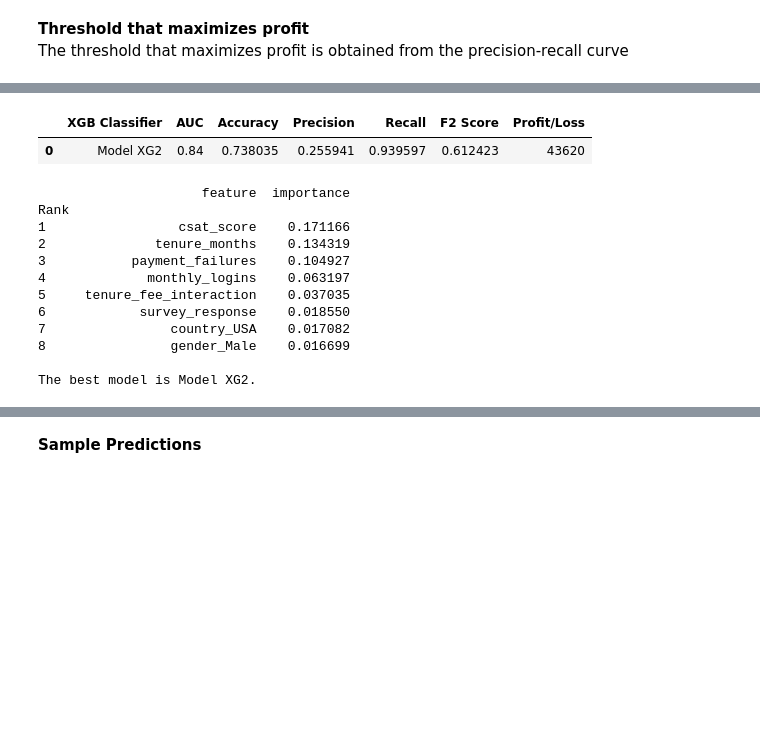
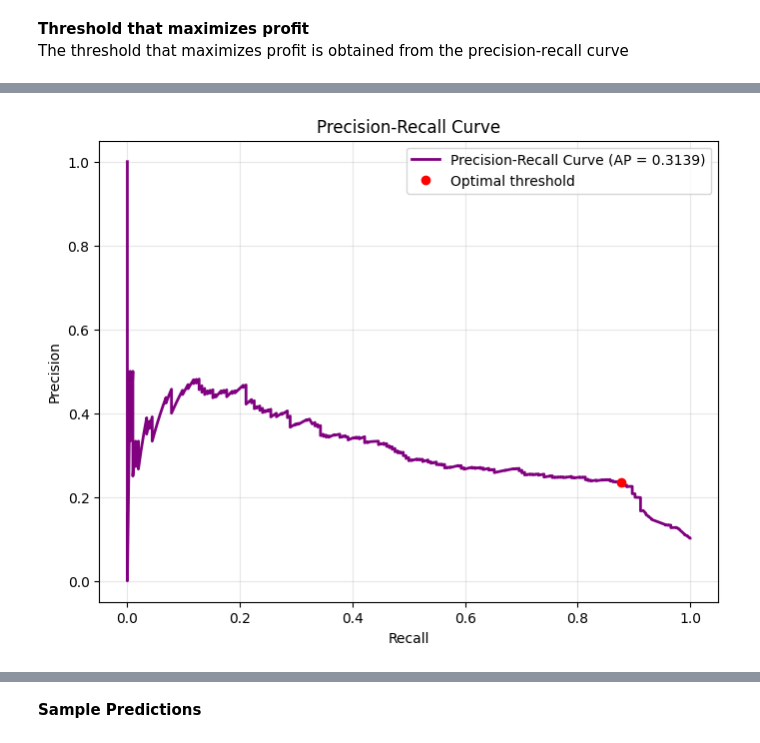
Before and after one commit to RonaldoBantayan27/SierraMadre, a Jupyter notebook: 08_XGBoost_Customer_Churn_Prediction.ipynb, the cells around one changed output, grey strips where cells are left out. Cells and saved outputs as stored; diff of their text form; code cells hidden in the pictures; blank space fills up the shorter version.

```diff
--- a/08_XGBoost_Customer_Churn_Prediction.ipynb
+++ b/08_XGBoost_Customer_Churn_Prediction.ipynb
@@ -1535,38 +382,19 @@ fig.show()
-# %%
-# Output the best XGBoost model performance metrics based on profit/loss
-xgb_metrics_df = xgb_models_df.loc[[xgb_models_df["Profit/Loss"].idxmax()]]
-
-xgb_metrics_df.to_csv("xgb_metrics.csv", index=False)
-
-xgb_metrics_df.head()
-# %% [output]
-|  | XGB Classifier | AUC | Accuracy | Precision | Recall | F2 Score | Profit/Loss |
-| 0 | Model XG2 | 0.84 | 0.738035 | 0.255941 | 0.939597 | 0.612423 | 43620 |
-# %%
-# Output the first eight (8) features importance
-model = xgb_metrics_df.iloc[0, 0]
-
-if model == 'Model XG2':
-  print(XG2_feature_importance_df.head(8), '\n')
-  XG2_feature_importance_df.to_csv("xgb_features.csv", index=False)
-elif model == 'Model XG3':
-  print(XG3_feature_importance_df.head(8), '\n')
-  XG3_feature_importance_df.to_csv("xgb_features.csv", index=False)
-else:
-  print(XG4_feature_importance_df.head(8), '\n')
-  XG4_feature_importance_df.to_csv("xgb_features.csv", index=False)
-
-print(f'The best model is {model}.')
-# %% [output]
-                     feature  importance
-Rank
-1                 csat_score    0.171166
-2              tenure_months    0.134319
-3           payment_failures    0.104927
-4             monthly_logins    0.063197
-5     tenure_fee_interaction    0.037035
-6            survey_response    0.018550
-7                country_USA    0.017082
-8                gender_Male    0.016699
-
-The best model is Model XG2.
+# %%
+# Calculate precision and recall for all thresholds
+precision, recall, thresholds = precision_recall_curve(y_test, y_probs)
+avg_precision = average_precision_score(y_test, y_probs)
+# %%
+# Plot the precision-recall curve
+plt.figure(figsize=(8,6))
+plt.plot(recall, precision, label=f'Precision-Recall Curve (AP = {avg_precision:.4f})', color='purple', lw=2)
+# Mark the optimal threshold on the plot
+idx = np.argmin(np.abs(thresholds-optimal_threshold))
+plt.plot(recall[idx], precision[idx], 'ro', label='Optimal threshold')
+plt.xlabel('Recall')
+plt.ylabel('Precision')
+plt.title('Precision-Recall Curve')
+plt.grid(alpha=0.3)
+plt.legend(loc='best')
+plt.show()
+# %% [output]
+[figure, added]
```
Also changed, not shown: parts of 205 cells of this notebook, 29 other files.
